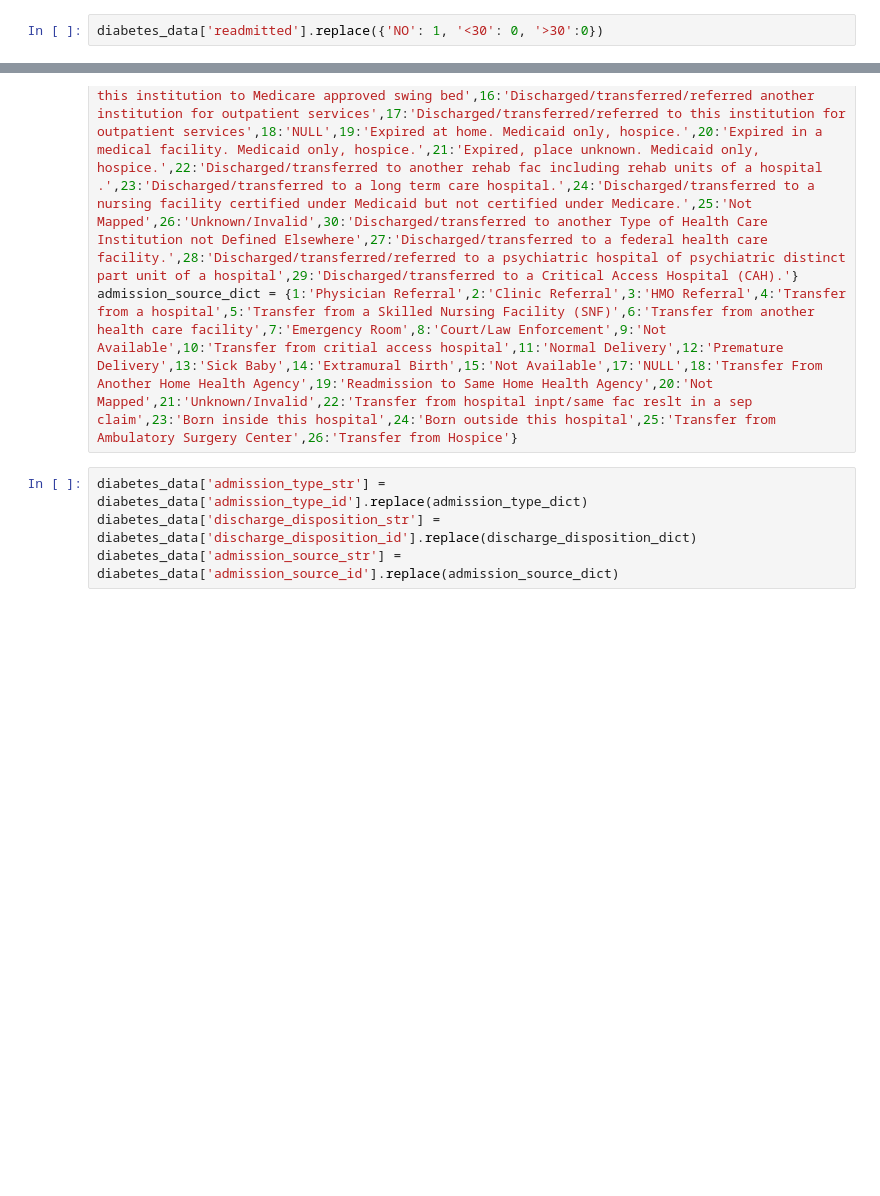
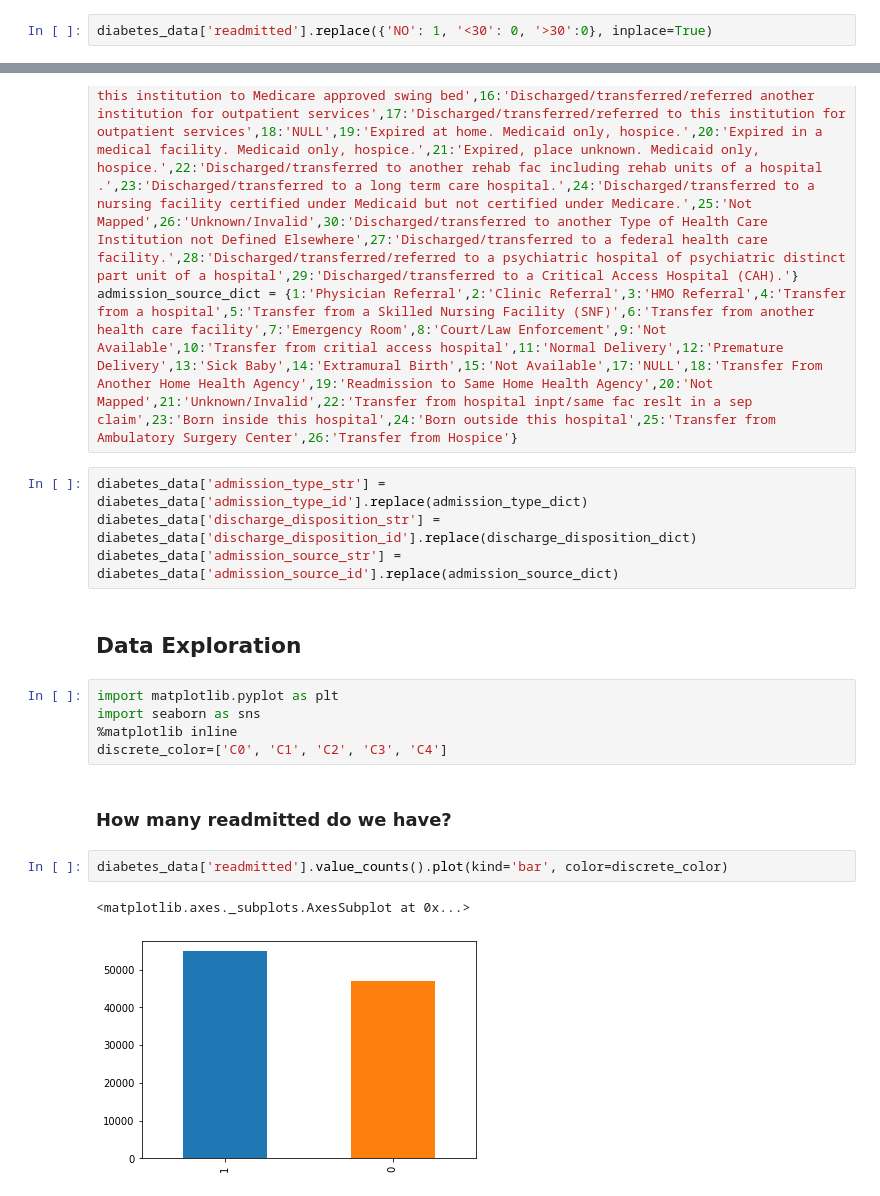
Before and after one commit to LaRosaM/ds_test_globant_diabetes_problem, a Jupyter notebook: Globant DS Test - Jose La Rosa.ipynb, the cells around one changed output, grey strips where cells are left out. Drawn from its saved outputs; the diff is of its cells as text; blank space fills up the shorter version.

Commit message:
Data Exploration and Modelling

```diff
--- a/Globant DS Test - Jose La Rosa.ipynb
+++ b/Globant DS Test - Jose La Rosa.ipynb
@@ -106,4 +107,4 @@ We see that it need to be standardized to boolean values. We're going to use the
 * '<30' -> 0 (False)
 * '>30' -> 0 (False)
 # %%
-diabetes_data['readmitted'].replace({'NO': 1, '<30': 0, '>30':0})
+diabetes_data['readmitted'].replace({'NO': 1, '<30': 0, '>30':0}, inplace=True)
@@ -130,3 +118,17 @@ admission_source_dict = {1:'Physician Referral',2:'Clinic Referral',3:'HMO Refer
 diabetes_data['admission_type_str'] = diabetes_data['admission_type_id'].replace(admission_type_dict)
 diabetes_data['discharge_disposition_str'] = diabetes_data['discharge_disposition_id'].replace(discharge_disposition_dict)
 diabetes_data['admission_source_str'] = diabetes_data['admission_source_id'].replace(admission_source_dict)
+# %% [markdown]
+## Data Exploration
+# %%
+import matplotlib.pyplot as plt
+import seaborn as sns
+%matplotlib inline
+discrete_color=['C0', 'C1', 'C2', 'C3', 'C4']
+# %% [markdown]
+### How many readmitted do we have?
+# %%
+diabetes_data['readmitted'].value_counts().plot(kind='bar', color=discrete_color)
+# %% [output]
+<matplotlib.axes._subplots.AxesSubplot at 0x...>
+[figure, added]
```
Also changed, not shown: parts of 48 cells of this notebook.
